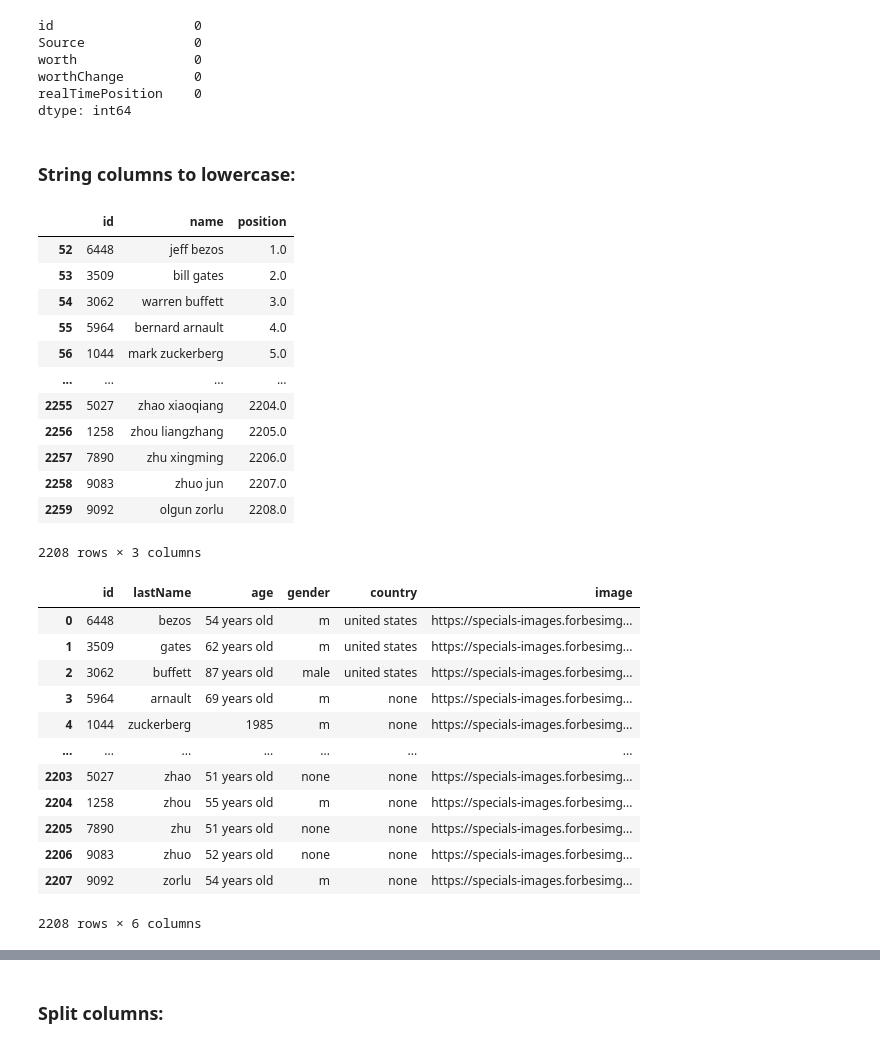
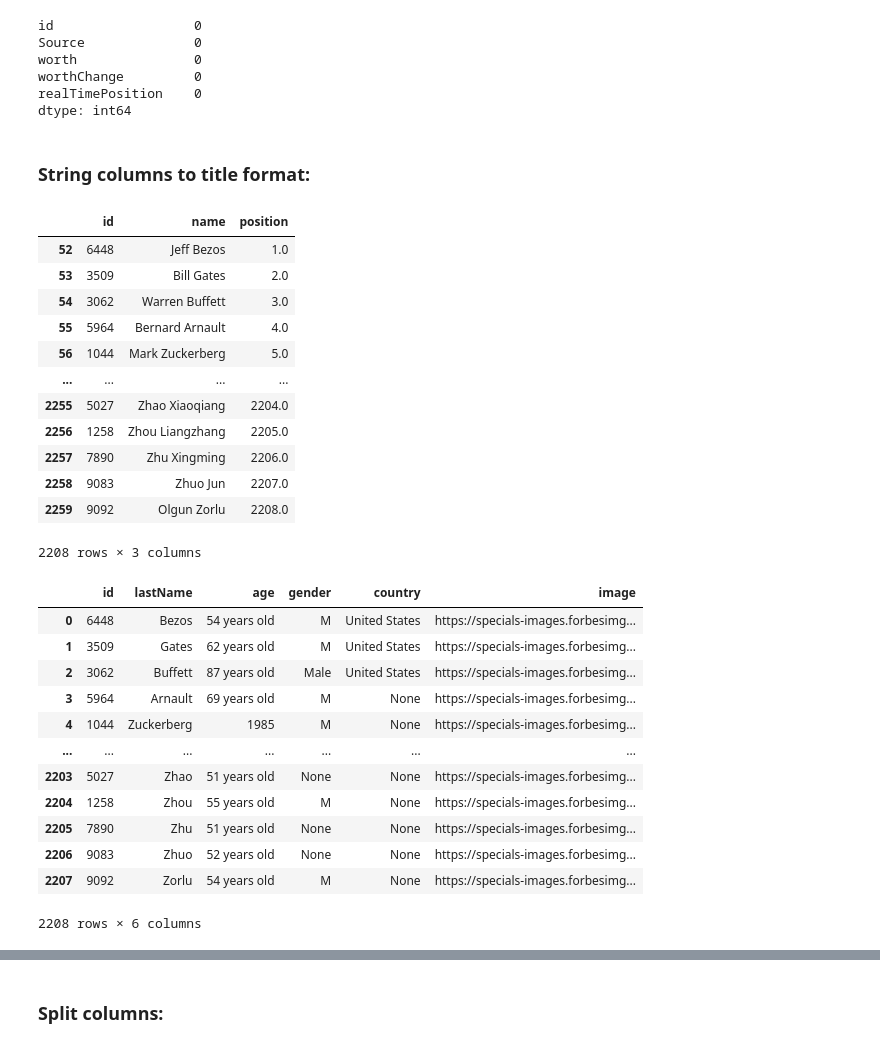
Before and after one commit to herreradelduque/Ironhack-Module-1-Project---Pandas-Pipelines, a Jupyter notebook: notebooks/notebook1.ipynb, the cells around one changed output, grey strips where cells are left out. Drawn from its saved outputs; the diff is of its cells as text; code cells hidden in the pictures.

```diff
--- a/notebooks/notebook1.ipynb
+++ b/notebooks/notebook1.ipynb
@@ -196,41 +196,41 @@ worthChange         0
 realTimePosition    0
 dtype: int64
 # %% [markdown]
-### String columns to lowercase:
+### String columns to title format:
 # %%
-rank_info['name'] = rank_info['name'].str.lower()
+rank_info['name'] = rank_info['name'].str.title()
 rank_info
 # %% [output]
 |  | id | name | position |
-| 52 | 6448 | jeff bezos | 1.0 |
-| 53 | 3509 | bill gates | 2.0 |
-| 54 | 3062 | warren buffett | 3.0 |
-| 55 | 5964 | bernard arnault | 4.0 |
-| 56 | 1044 | mark zuckerberg | 5.0 |
+| 52 | 6448 | Jeff Bezos | 1.0 |
+| 53 | 3509 | Bill Gates | 2.0 |
+| 54 | 3062 | Warren Buffett | 3.0 |
+| 55 | 5964 | Bernard Arnault | 4.0 |
+| 56 | 1044 | Mark Zuckerberg | 5.0 |
 | ... | ... | ... | ... |
-| 2255 | 5027 | zhao xiaoqiang | 2204.0 |
-| 2256 | 1258 | zhou liangzhang | 2205.0 |
-| 2257 | 7890 | zhu xingming | 2206.0 |
-| 2258 | 9083 | zhuo jun | 2207.0 |
-| 2259 | 9092 | olgun zorlu | 2208.0 |
+| 2255 | 5027 | Zhao Xiaoqiang | 2204.0 |
+| 2256 | 1258 | Zhou Liangzhang | 2205.0 |
+| 2257 | 7890 | Zhu Xingming | 2206.0 |
+| 2258 | 9083 | Zhuo Jun | 2207.0 |
+| 2259 | 9092 | Olgun Zorlu | 2208.0 |
 2208 rows × 3 columns
 # %%
-personal_info['lastName'] = personal_info['lastName'].str.lower()
-personal_info['country'] = personal_info['country'].str.lower()
-personal_info['gender'] = personal_info['gender'].str.lower()
+personal_info['lastName'] = personal_info['lastName'].str.title()
+personal_info['country'] = personal_info['country'].str.title()
+personal_info['gender'] = personal_info['gender'].str.title()
 personal_info
 # %% [output]
 |  | id | lastName | age | gender | country | image |
-| 0 | 6448 | bezos | 54 years old | m | united states | https://specials-images.forbesimg... |
-| 1 | 3509 | gates | 62 years old | m | united states | https://specials-images.forbesimg... |
-| 2 | 3062 | buffett | 87 years old | male | united states | https://specials-images.forbesimg... |
-| 3 | 5964 | arnault | 69 years old | m | none | https://specials-images.forbesimg... |
-| 4 | 1044 | zuckerberg | 1985 | m | none | https://specials-images.forbesimg... |
+| 0 | 6448 | Bezos | 54 years old | M | United States | https://specials-images.forbesimg... |
+| 1 | 3509 | Gates | 62 years old | M | United States | https://specials-images.forbesimg... |
+| 2 | 3062 | Buffett | 87 years old | Male | United States | https://specials-images.forbesimg... |
+| 3 | 5964 | Arnault | 69 years old | M | None | https://specials-images.forbesimg... |
+| 4 | 1044 | Zuckerberg | 1985 | M | None | https://specials-images.forbesimg... |
 | ... | ... | ... | ... | ... | ... | ... |
-| 2203 | 5027 | zhao | 51 years old | none | none | https://specials-images.forbesimg... |
-| 2204 | 1258 | zhou | 55 years old | m | none | https://specials-images.forbesimg... |
-| 2205 | 7890 | zhu | 51 years old | none | none | https://specials-images.forbesimg... |
-| 2206 | 9083 | zhuo | 52 years old | none | none | https://specials-images.forbesimg... |
-| 2207 | 9092 | zorlu | 54 years old | m | none | https://specials-images.forbesimg... |
+| 2203 | 5027 | Zhao | 51 years old | None | None | https://specials-images.forbesimg... |
+| 2204 | 1258 | Zhou | 55 years old | M | None | https://specials-images.forbesimg... |
+| 2205 | 7890 | Zhu | 51 years old | None | None | https://specials-images.forbesimg... |
+| 2206 | 9083 | Zhuo | 52 years old | None | None | https://specials-images.forbesimg... |
+| 2207 | 9092 | Zorlu | 54 years old | M | None | https://specials-images.forbesimg... |
 2208 rows × 6 columns
 # %%
```
Also changed, not shown: parts of 16 cells of this notebook, 1 other file.
